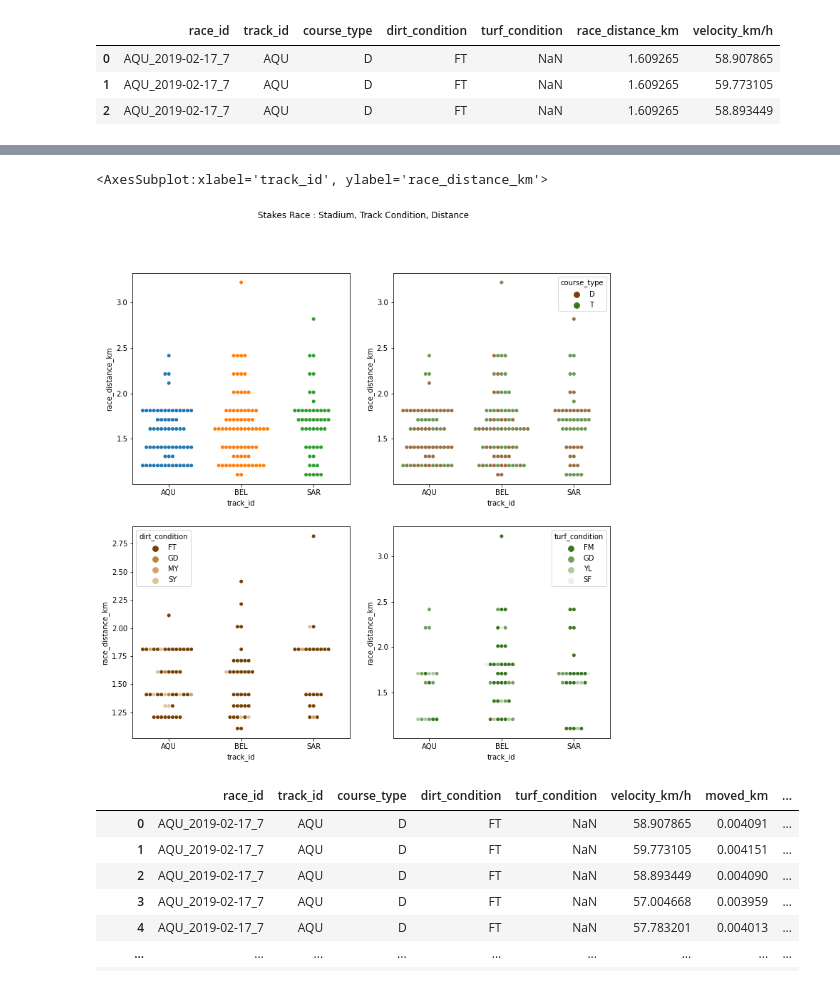
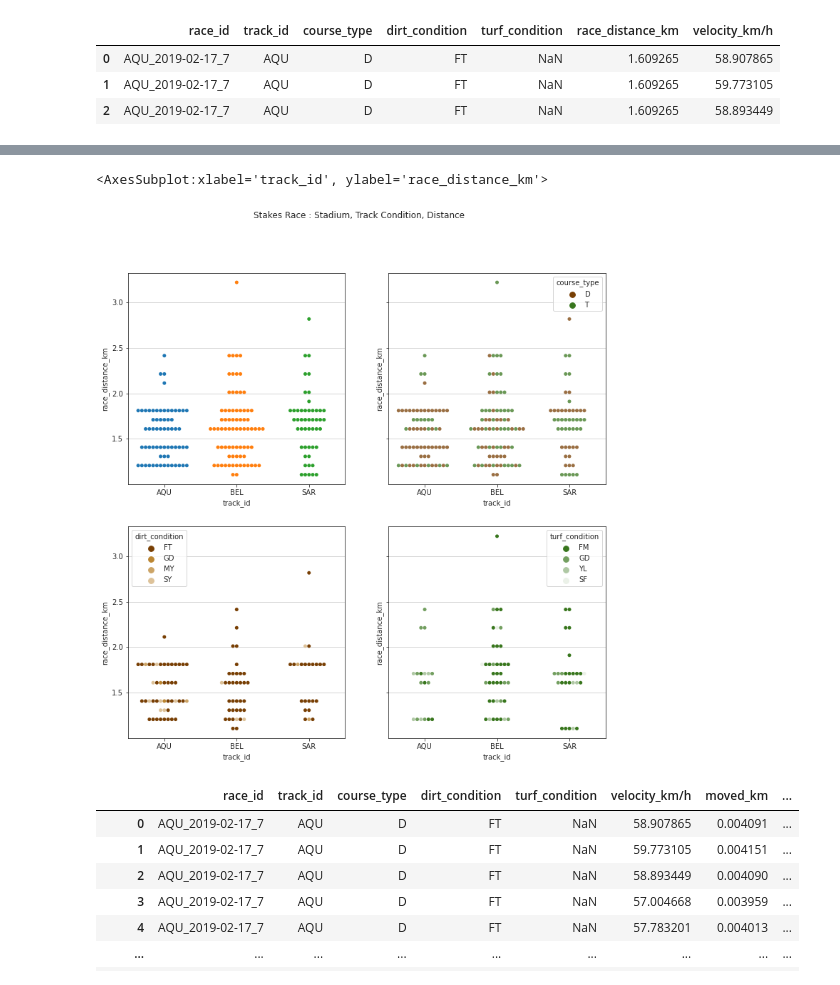
Before and after one commit to dowrave/Data_Analysis_Projects, a Jupyter notebook: 1-2022-derby-eda.ipynb, the cells around one changed output, grey strips where cells are left out. Drawn from its saved outputs; the diff is of its cells as text; code cells hidden in the pictures.

```diff
--- a/1-2022-derby-eda.ipynb
+++ b/1-2022-derby-eda.ipynb
@@ -1059,17 +1083,19 @@ mean_points, mean_dirt_points, mean_turf_points
 # %%
 id_dist = dict(x = 'track_id', y = 'race_distance_km')
 ''
-fig, ax = plt.subplots(2, 2, figsize = (12, 12))
+fig, ax = plt.subplots(2, 2, figsize = (12, 12), sharey = True)
 
 fig.suptitle("Stakes Race : Stadium, Track Condition, Distance")
 
 sns.swarmplot(data = no_dup_stdium, **id_dist, ax = ax[0][0], palette = 'tab10')
 sns.swarmplot(data = no_dup_stdium, **id_dist, hue = 'course_type', palette = dt_palette, alpha = 0.75, ax = ax[0][1])
+# ax[0][1].ylabel.set_visible(False)
 sns.swarmplot(data = dirt_stdium, **id_dist, hue = 'dirt_condition', palette = dirt_palette, ax = ax[1][0])
 sns.swarmplot(data = turf_stdium, **id_dist, hue = 'turf_condition', palette = turf_palette, ax = ax[1][1])
+# ax[1][1].ylabel.set_visible(False)
 # %% [output]
 <AxesSubplot:xlabel='track_id', ylabel='race_distance_km'>
-[figure, old version]
+[figure, new version]
 # %%
 stadium_df = stakes[['race_id', 'track_id', 'course_type', 'dirt_condition', 'turf_condition', 'velocity_km/h', 'moved_km']]
 stadium_df = stadium_df.merge(race_df[['race_id','race_distance_km']], on = 'race_id')
```
Also changed, not shown: parts of 18 cells of this notebook.
